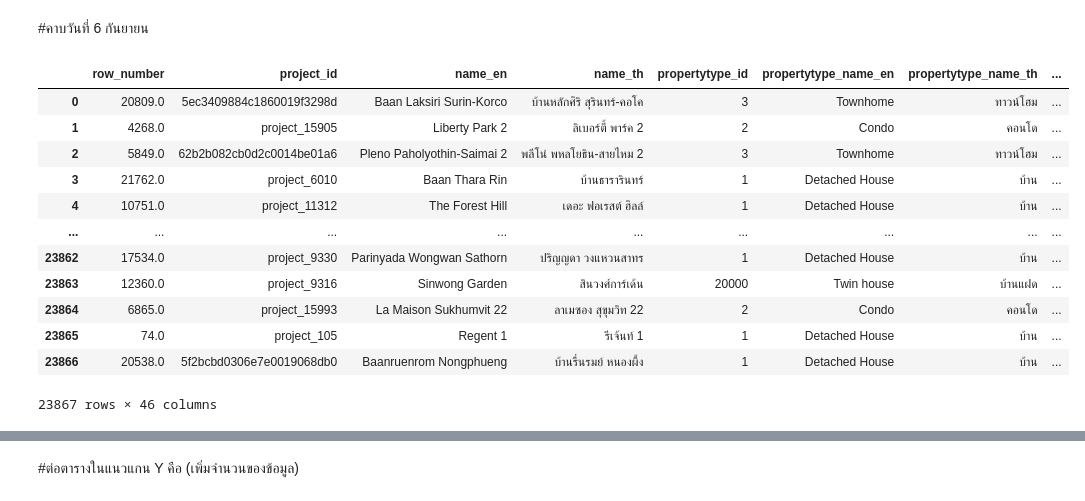
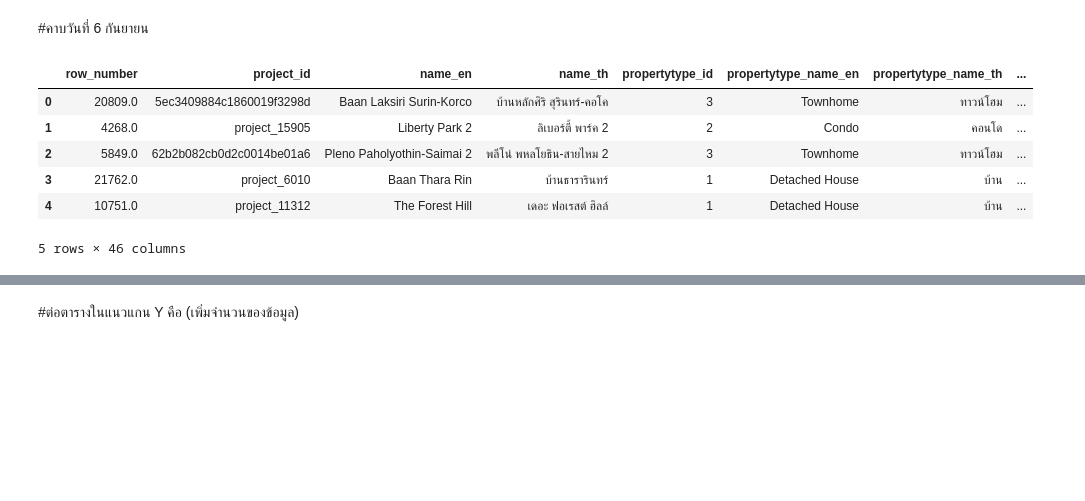
Before and after one commit to Penpitcha0634/python_dataviz2023, a Jupyter notebook: Pandas102.ipynb, the cells around one changed output, grey strips where cells are left out. Cells and saved outputs as stored; diff of their text form; code cells hidden in the pictures; blank space fills up the shorter version.

```diff
--- a/Pandas102.ipynb
+++ b/Pandas102.ipynb
@@ -229,20 +229,14 @@ elif a < b: #ถ้าเงื่อนไขเป็น เท็จ ให
 #คาบวันที่ 6 กันยายน
 # %%
 Project_df = pd.read_csv('/content/drive/MyDrive/DataViz23Data/opendata_project-2.csv')
-Project_df
+Project_df.head()
 # %% [output]
 |  | row_number | project_id | name_en | name_th | propertytype_id | propertytype_name_en | propertytype_name_th | ... |
 | 0 | 20809.0 | 5ec3409884c1860019f3298d | Baan Laksiri Surin-Korco | บ้านหลักศิริ สุรินทร์-คอโค | 3 | Townhome | ทาวน์โฮม | ... |
 | 1 | 4268.0 | project_15905 | Liberty Park 2 | ลิเบอร์ตี้ พาร์ค 2 | 2 | Condo | คอนโด | ... |
 | 2 | 5849.0 | 62b2b082cb0d2c0014be01a6 | Pleno Paholyothin-Saimai 2 | พลีโน่ พหลโยธิน-สายไหม 2 | 3 | Townhome | ทาวน์โฮม | ... |
 | 3 | 21762.0 | project_6010 | Baan Thara Rin | บ้านธารารินทร์ | 1 | Detached House | บ้าน | ... |
 | 4 | 10751.0 | project_11312 | The Forest Hill | เดอะ ฟอเรสต์ ฮิลล์ | 1 | Detached House | บ้าน | ... |
-| ... | ... | ... | ... | ... | ... | ... | ... | ... |
-| 23862 | 17534.0 | project_9330 | Parinyada Wongwan Sathorn | ปริญญดา วงแหวนสาทร | 1 | Detached House | บ้าน | ... |
-| 23863 | 12360.0 | project_9316 | Sinwong Garden | สินวงศ์การ์เด้น | 20000 | Twin house | บ้านแฝด | ... |
-| 23864 | 6865.0 | project_15993 | La Maison Sukhumvit 22 | ลาเมซอง สุขุมวิท 22 | 2 | Condo | คอนโด | ... |
-| 23865 | 74.0 | project_105 | Regent 1 | รีเจ้นท์ 1 | 1 | Detached House | บ้าน | ... |
-| 23866 | 20538.0 | 5f2bcbd0306e7e0019068db0 | Baanruenrom Nongphueng | บ้านรื่นรมย์ หนองผึ้ง | 1 | Detached House | บ้าน | ... |
-23867 rows × 46 columns
+5 rows × 46 columns
 # %%
 unit_df = pd.read_csv('/content/drive/MyDrive/DataViz23Data/opendata_unittype-2.csv')
```
Also changed, not shown: parts of 52 cells of this notebook.
